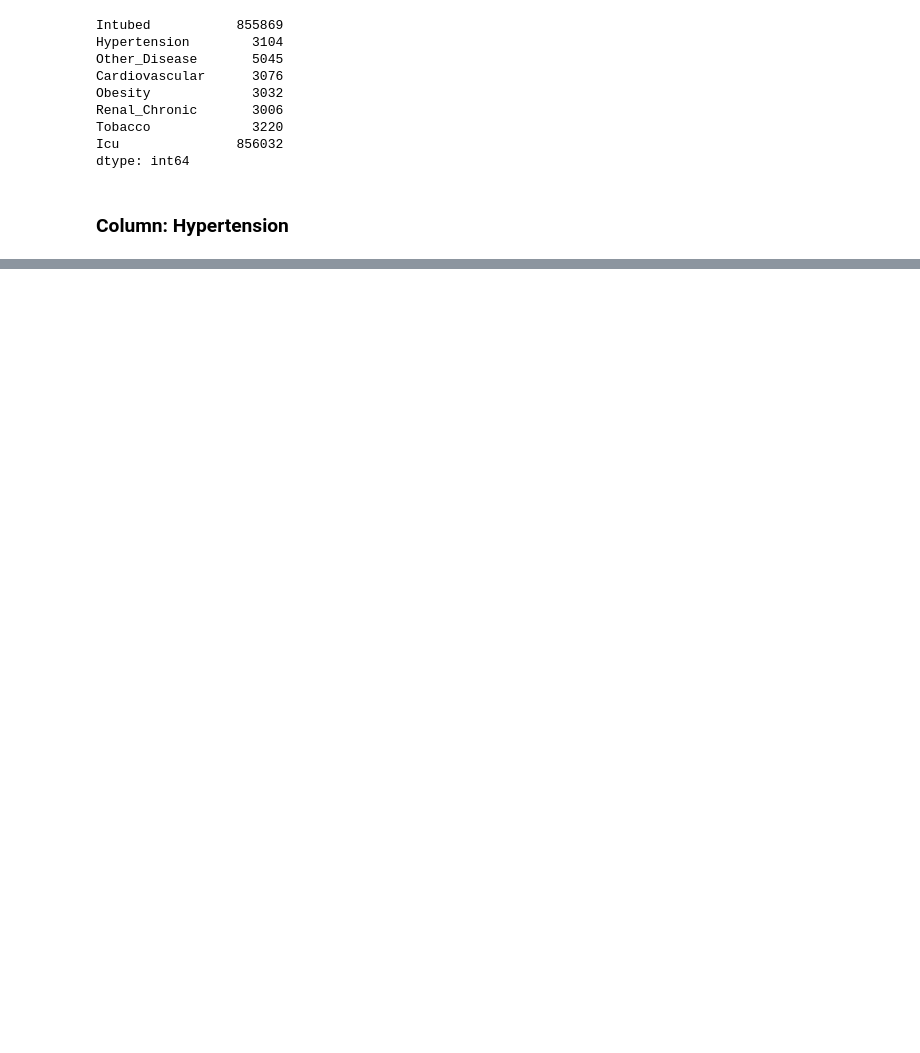
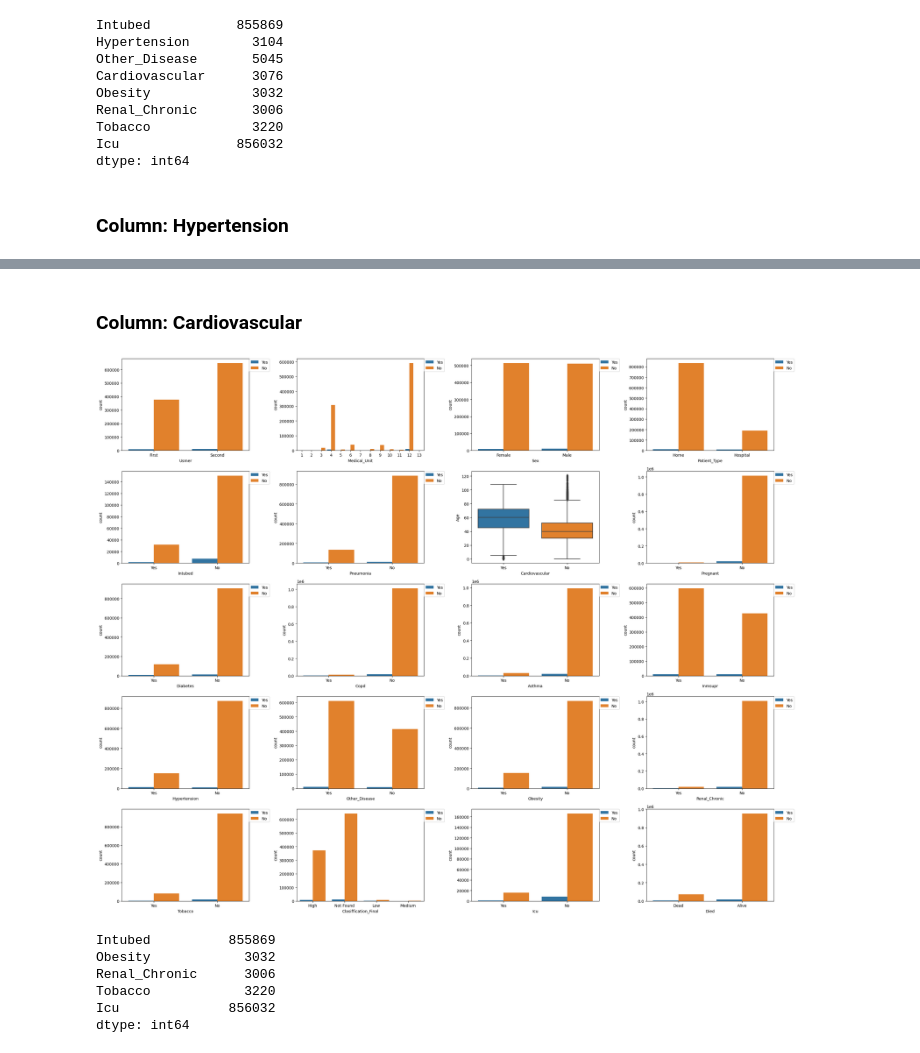
Before and after one commit to Dhruv-Chandra/Covid-19, a Jupyter notebook: Covid.ipynb, the cells around one changed output, grey strips where cells are left out. Saved outputs shown, nothing was run; the diff lists cells and outputs as text; code cells hidden in the pictures; blank space fills up the shorter version.

Commit message:
Imputed 'Cardiovascular' Missing values.

```diff
--- a/Covid.ipynb
+++ b/Covid.ipynb
@@ -551,0 +593,6 @@ bivariate(y = 'Hypertension')
+# %% [markdown]
+### Column: Cardiovascular
+# %%
+bivariate(y = 'Cardiovascular')
+# %% [output]
+[figure, added]
@@ -551,0 +604,9 @@ bivariate(y = 'Hypertension')
+# %%
+data.isnull().sum() [ data.isnull().sum() > 0]
+# %% [output]
+Intubed          855869
+Obesity            3032
+Renal_Chronic      3006
+Tobacco            3220
+Icu              856032
+dtype: int64
```
Also changed, not shown: parts of 20 cells of this notebook.
